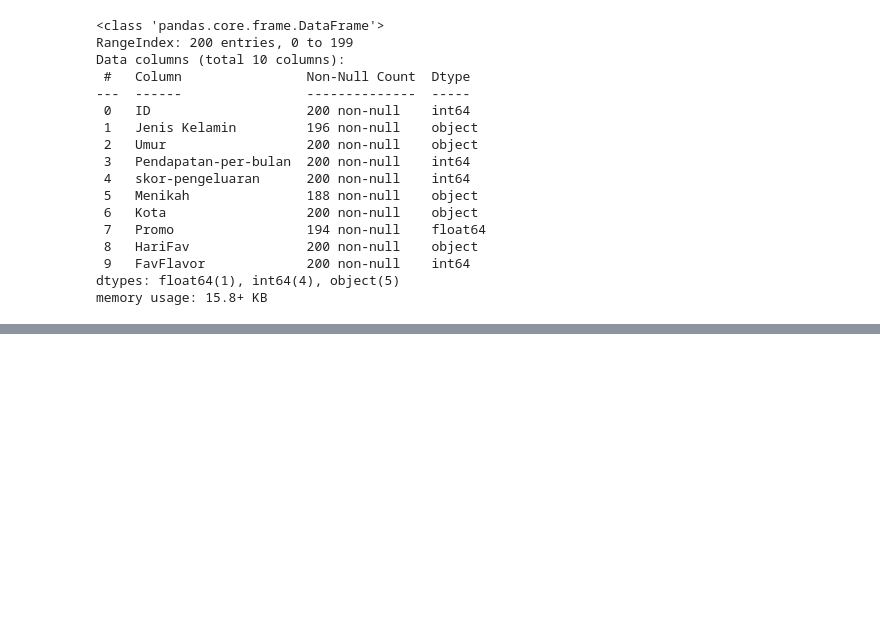
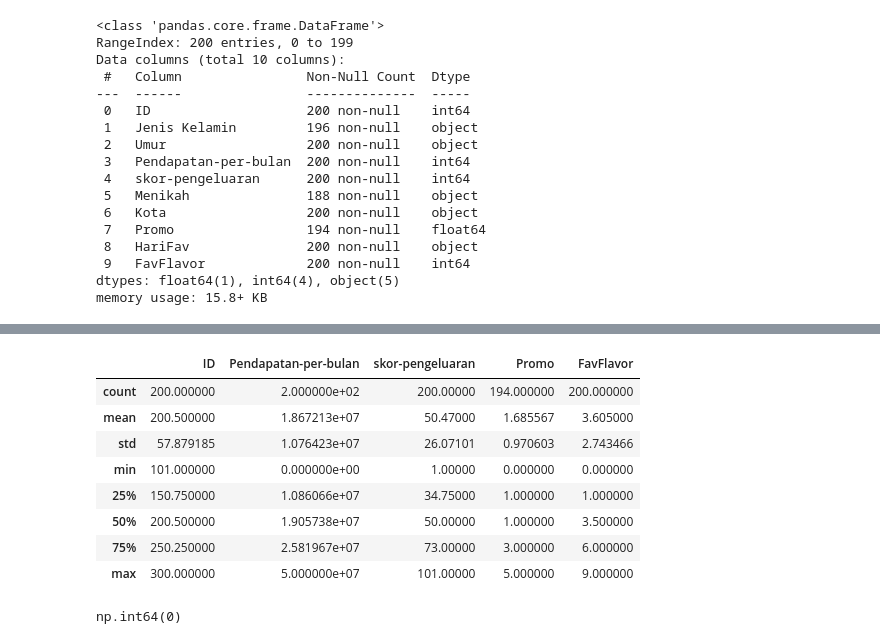
Before and after one commit to sahrul3114/Case-Study-Clustering-Analysis-Association-Rule, a Jupyter notebook: CP_02_Data_Mining_Kelompok_I.ipynb, the cells around one changed output, grey strips where cells are left out. Cells and saved outputs as stored; diff of their text form; code cells hidden in the pictures; blank space fills up the shorter version.

```diff
--- a/CP_02_Data_Mining_Kelompok_I.ipynb
+++ b/CP_02_Data_Mining_Kelompok_I.ipynb
@@ -64,0 +89,16 @@ df.head()
+# %%
+df.describe()
+# %% [output]
+|  | ID | Pendapatan-per-bulan | skor-pengeluaran | Promo | FavFlavor |
+| count | 200.000000 | 2.000000e+02 | 200.00000 | 194.000000 | 200.000000 |
+| mean | 200.500000 | 1.867213e+07 | 50.47000 | 1.685567 | 3.605000 |
+| std | 57.879185 | 1.076423e+07 | 26.07101 | 0.970603 | 2.743466 |
+| min | 101.000000 | 0.000000e+00 | 1.00000 | 0.000000 | 0.000000 |
+| 25% | 150.750000 | 1.086066e+07 | 34.75000 | 1.000000 | 1.000000 |
+| 50% | 200.500000 | 1.905738e+07 | 50.00000 | 1.000000 | 3.500000 |
+| 75% | 250.250000 | 2.581967e+07 | 73.00000 | 3.000000 | 6.000000 |
+| max | 300.000000 | 5.000000e+07 | 101.00000 | 5.000000 | 9.000000 |
+# %%
+df.duplicated().sum()
+# %% [output]
+np.int64(0)
```
Also changed, not shown: parts of 9 cells of this notebook.
